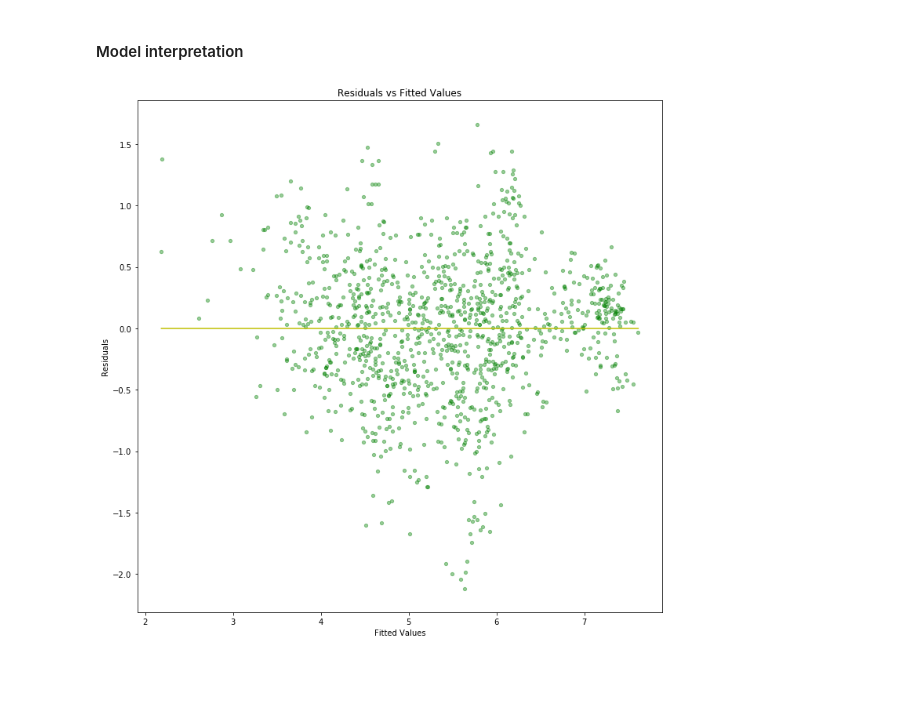
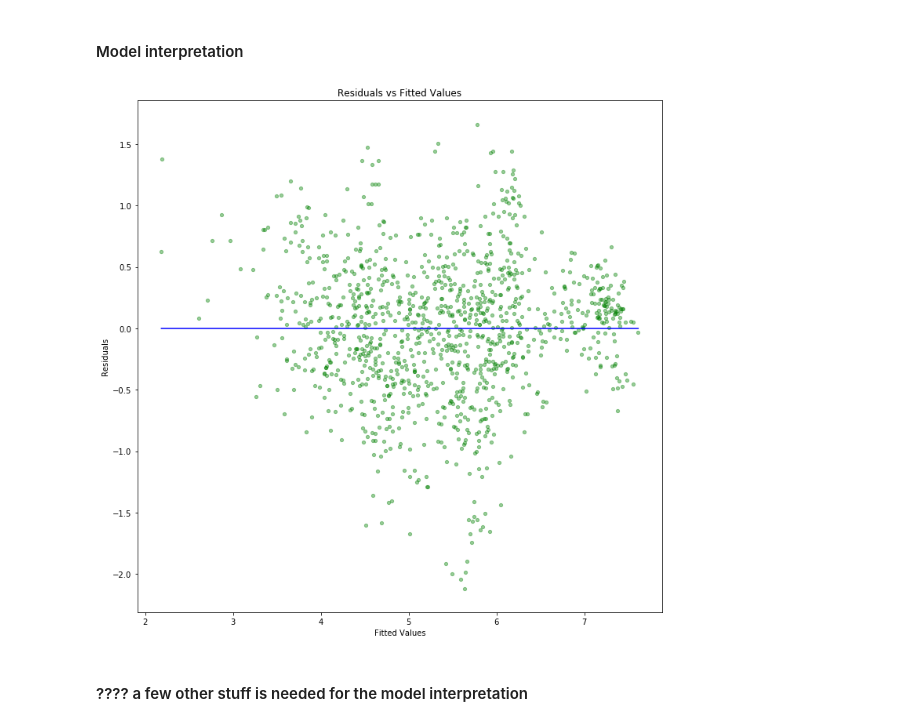
Before and after one commit to Mooophy/158222, a Jupyter notebook: as2/As2.ipynb, the cells around one changed output. Saved outputs shown, nothing was run; the diff lists cells and outputs as text; code cells hidden in the pictures; blank space fills up the shorter version.

Commit message:
interpretation

```diff
--- a/as2/As2.ipynb
+++ b/as2/As2.ipynb
@@ -580,15 +580,17 @@ final_model = smf.ols(formula='happiness ~ 1 + choice + corruption + gdp_pc + ge
 # %%
 x = final_model.fittedvalues
 y = final_model.resid
 
 plt.figure(figsize=(12, 12))
 plt.scatter(x, y, c="g", alpha=0.4, s=18)
 plt.xlabel("Fitted Values")
 plt.ylabel("Residuals")
 plt.title('Residuals vs Fitted Values')
 
-plt.plot(np.unique(x), np.poly1d(np.polyfit(x, y, 1))(np.unique(x)), c='y')
+plt.plot(np.unique(x), np.poly1d(np.polyfit(x, y, 1))(np.unique(x)), c='b')
 
 plt.show()
 # %% [output]
-[figure, old version]
+[figure, new version]
+# %% [markdown]
+#### ???? a few other stuff is needed for the model interpretation
```
